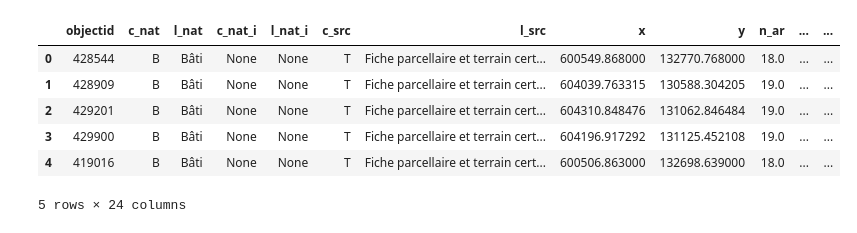
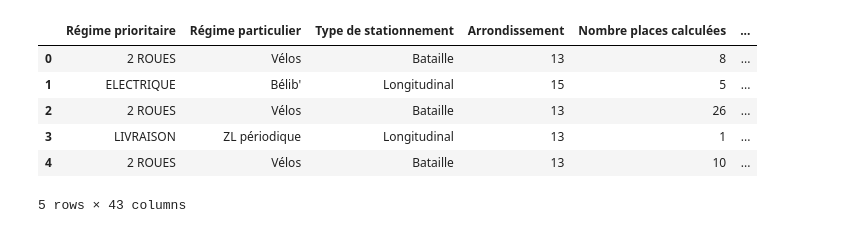
Before and after one commit to Ramei6/p4ds, a Jupyter notebook: explore.ipynb, the cells around one changed output. Drawn from its saved outputs; the diff is of its cells as text; code cells hidden in the pictures.

Commit message:
explore_gab

```diff
--- a/explore.ipynb
+++ b/explore.ipynb
@@ -1,23 +1,16 @@
 # %%
-import requests
-import json
+# Cellule pour importer les données nécessaires
 import pandas as pd
+
+df_stationement_voie = pd.read_csv("/home/kril/stationnement-sur-voie-publique-emprises.csv", sep=";")
+df_stationement_ouvrage = pd.read_csv("/home/kril/stationnement-en-ouvrage.csv", sep=";")
 # %%
-# url de l'API
-url = "https://opendata.paris.fr/api/explore/v2.1/catalog/datasets/emprise-batie-et-non-batie/records?limit=20&refine=l_src%3A%22Fiche%20parcellaire%20et%20terrain%20certifi%C3%A9%22"
-
-
-response = requests.get(url) #.get('total_count')[0].get('results')
-
-data = response.json()
-emprise_batie_et_non_batie = pd.json_normalize(data["results"])
-
-emprise_batie_et_non_batie.head()
+df_stationement_voie.head()
 # %% [output]
-|  | objectid | c_nat | l_nat | c_nat_i | l_nat_i | c_src | l_src | x | y | n_ar | ... | ... |
-| 0 | 428544 | B | Bâti | None | None | T | Fiche parcellaire et terrain cert... | 600549.868000 | 132770.768000 | 18.0 | ... | ... |
-| 1 | 428909 | B | Bâti | None | None | T | Fiche parcellaire et terrain cert... | 604039.763315 | 130588.304205 | 19.0 | ... | ... |
-| 2 | 429201 | B | Bâti | None | None | T | Fiche parcellaire et terrain cert... | 604310.848476 | 131062.846484 | 19.0 | ... | ... |
-| 3 | 429900 | B | Bâti | None | None | T | Fiche parcellaire et terrain cert... | 604196.917292 | 131125.452108 | 19.0 | ... | ... |
-| 4 | 419016 | B | Bâti | None | None | T | Fiche parcellaire et terrain cert... | 600506.863000 | 132698.639000 | 18.0 | ... | ... |
+|  | Régime prioritaire | Régime particulier | Type de stationnement | Arrondissement | Nombre places calculées | ... |
+| 0 | 2 ROUES | Vélos | Bataille | 13 | 8 | ... |
+| 1 | ELECTRIQUE | Bélib' | Longitudinal | 15 | 5 | ... |
+| 2 | 2 ROUES | Vélos | Bataille | 13 | 26 | ... |
+| 3 | LIVRAISON | ZL périodique | Longitudinal | 13 | 1 | ... |
+| 4 | 2 ROUES | Vélos | Bataille | 13 | 10 | ... |
-5 rows × 24 columns
+5 rows × 43 columns
```
Also changed, not shown: parts of 11 cells of this notebook, 1 other file.
